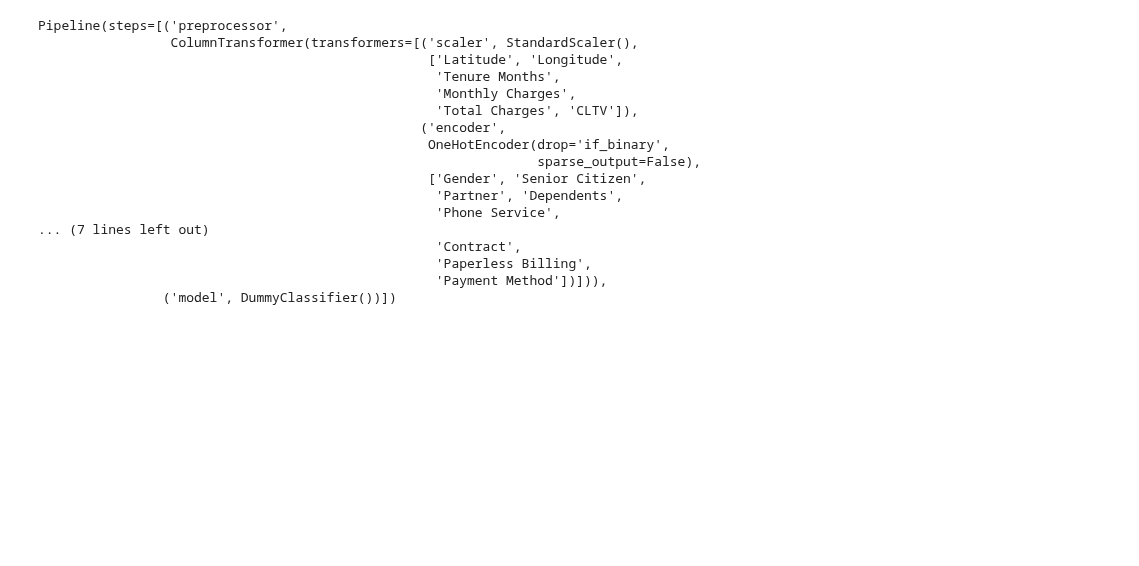
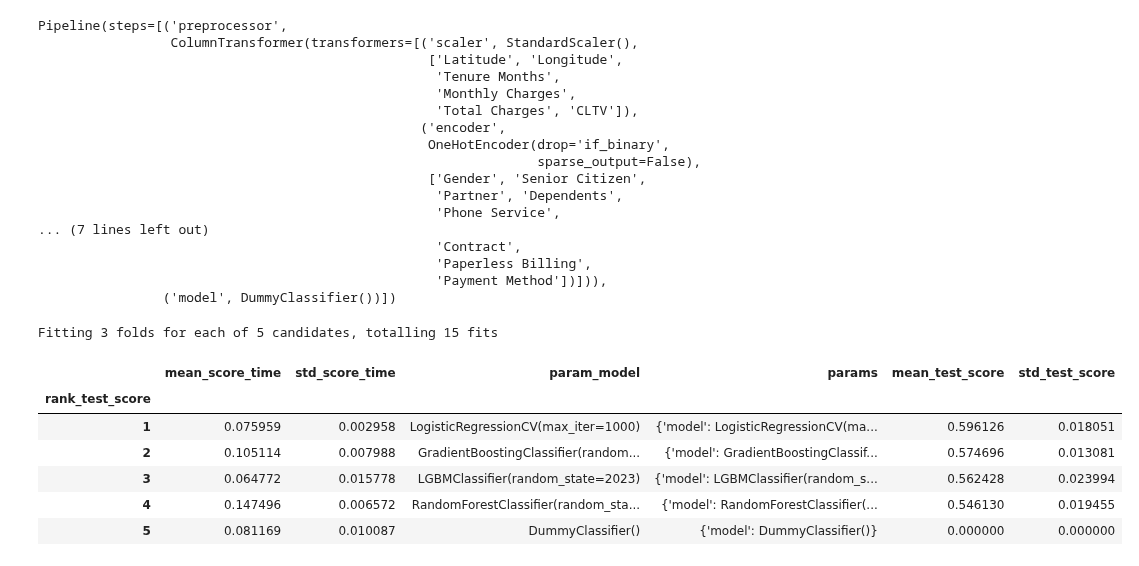
Before and after one commit to FabricioCruzDev/dnc-case-classificacao, a Jupyter notebook: notebooks/modeling.ipynb, the cells around one changed output. Drawn from its saved outputs; the diff is of its cells as text; code cells hidden in the pictures; blank space fills up the shorter version.

```diff
--- a/notebooks/modeling.ipynb
+++ b/notebooks/modeling.ipynb
@@ -256,3 +256,28 @@ Pipeline(steps=[('preprocessor',
                                                    'Paperless Billing',
                                                    'Payment Method'])])),
                 ('model', DummyClassifier())])
+# %%
+params = {
+    'model' : [
+        LogisticRegressionCV(max_iter=1_000),
+        RandomForestClassifier(random_state=2023),
+        GradientBoostingClassifier(random_state=2023),
+        LGBMClassifier(random_state=2023),
+        DummyClassifier()
+    ]
+}
+
+grid = GridSearchCV(model_pipeline, params, cv=3, scoring='f1', n_jobs=-1, verbose=1)
+grid.fit(X_train, y_train)
+
+df_grid_results = pd.DataFrame(grid.cv_results_).set_index('rank_test_score').sort_index()
+df_grid_results.iloc[:,~df_grid_results.columns.str.contains('split|fit')]
+# %% [output]
+Fitting 3 folds for each of 5 candidates, totalling 15 fits
+|  | mean_score_time | std_score_time | param_model | params | mean_test_score | std_test_score |
+| rank_test_score |  |  |  |  |  |  |
+| 1 | 0.075959 | 0.002958 | LogisticRegressionCV(max_iter=1000) | {'model': LogisticRegressionCV(ma... | 0.596126 | 0.018051 |
+| 2 | 0.105114 | 0.007988 | GradientBoostingClassifier(random... | {'model': GradientBoostingClassif... | 0.574696 | 0.013081 |
+| 3 | 0.064772 | 0.015778 | LGBMClassifier(random_state=2023) | {'model': LGBMClassifier(random_s... | 0.562428 | 0.023994 |
+| 4 | 0.147496 | 0.006572 | RandomForestClassifier(random_sta... | {'model': RandomForestClassifier(... | 0.546130 | 0.019455 |
+| 5 | 0.081169 | 0.010087 | DummyClassifier() | {'model': DummyClassifier()} | 0.000000 | 0.000000 |
```
Also changed, not shown: parts of 6 cells of this notebook, 6 other files.
